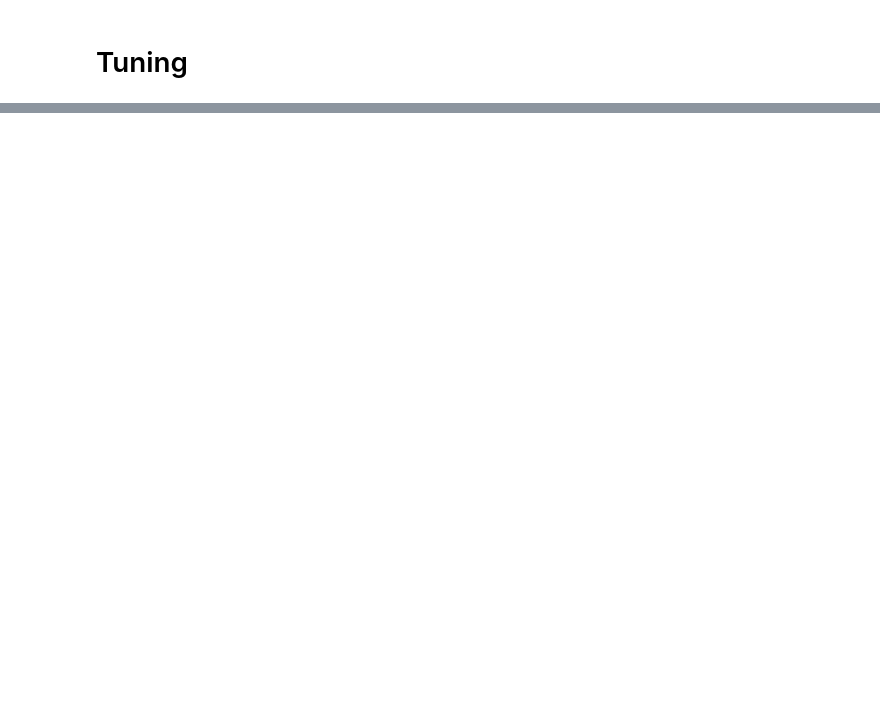
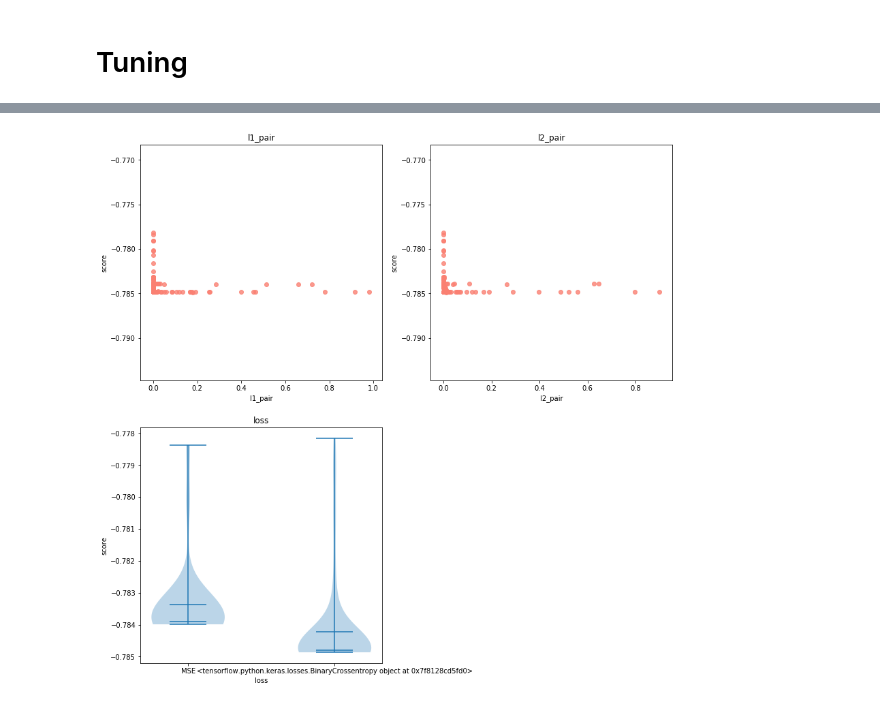
Before and after one commit to chamhoo/cfec2, a Jupyter notebook: main/main_2_fm.ipynb, the cells around one changed output, grey strips where cells are left out. Saved outputs shown, nothing was run; the diff lists cells and outputs as text; code cells hidden in the pictures; blank space fills up the shorter version.

```diff
--- a/main/main_2_fm.ipynb
+++ b/main/main_2_fm.ipynb
@@ -65,5 +65,7 @@ for col in bin_col:
 # %%
 ecd = IdxValEncoder(feature_col, bin_col, class_col)
 ecd.fit(train_df, verbose=1)
+# %%
+ecd.fit(test_df, verbose=1)
 # %%
 idx, val = ecd.transform(train_df, verbose=1)
@@ -173,15 +153,15 @@ folds 4 is done, score is 0.7821688546554154
 # %%
 # fit param
 callback = tf.keras.callbacks.EarlyStopping(monitor='val_AUC', patience=2, mode='max')
-fit_param = {'batch_size': 4096, 'epochs':200, 'verbose': 0, 'callbacks':[callback]}
+fit_param = {'batch_size': 8192, 'epochs':100, 'verbose': 0, 'callbacks':[callback]}
 
 cv_fit_param = {'fit_params': fit_param,
-                'eval_param': {'batch_size':4096},
+                'eval_param': {'batch_size':8192},
                 'use_proba':False,
                 'fit_use_valid': True}
 
 # model_fix_param & model_search_space
-opt = tf.keras.optimizers.Adam(learning_rate=1e-4)
+opt = tf.keras.optimizers.Adam(learning_rate=1e-3)
 
 model_fix_param = {'vocabulary_size':ecd.get_vocabulary(),
                    'feature_number': len(feature_col),
@@ -191,8 +171,8 @@ model_fix_param = {'vocabulary_size':ecd.get_vocabulary(),
                    'k': 10}
 
 model_search_space = {'loss': hp.choice('loss', ['MSE', tf.keras.losses.BinaryCrossentropy()]),
-                      'l1': hp.loguniform('l1', -10, 0),
-                      'l2': hp.loguniform('l2', -10, 0)}
+                      'l1_pair': hp.loguniform('l1', -20, 0),
+                      'l2_pair': hp.loguniform('l2', -20, 0)}
 
 # cv get score
 def neg_auc(y_true, y_pred):
@@ -214,3 +207,7 @@ tuning.fmin(gs.GET_SEARCH_SPACE(), max_evals=100)
+# %%
+tuning.log.plot()
+# %% [output]
+[figure, added]
 # %%
 opt = tf.keras.optimizers.Adam(learning_rate=1e-4)
 
```
Also changed, not shown: parts of 8 cells of this notebook, 11 other files.
